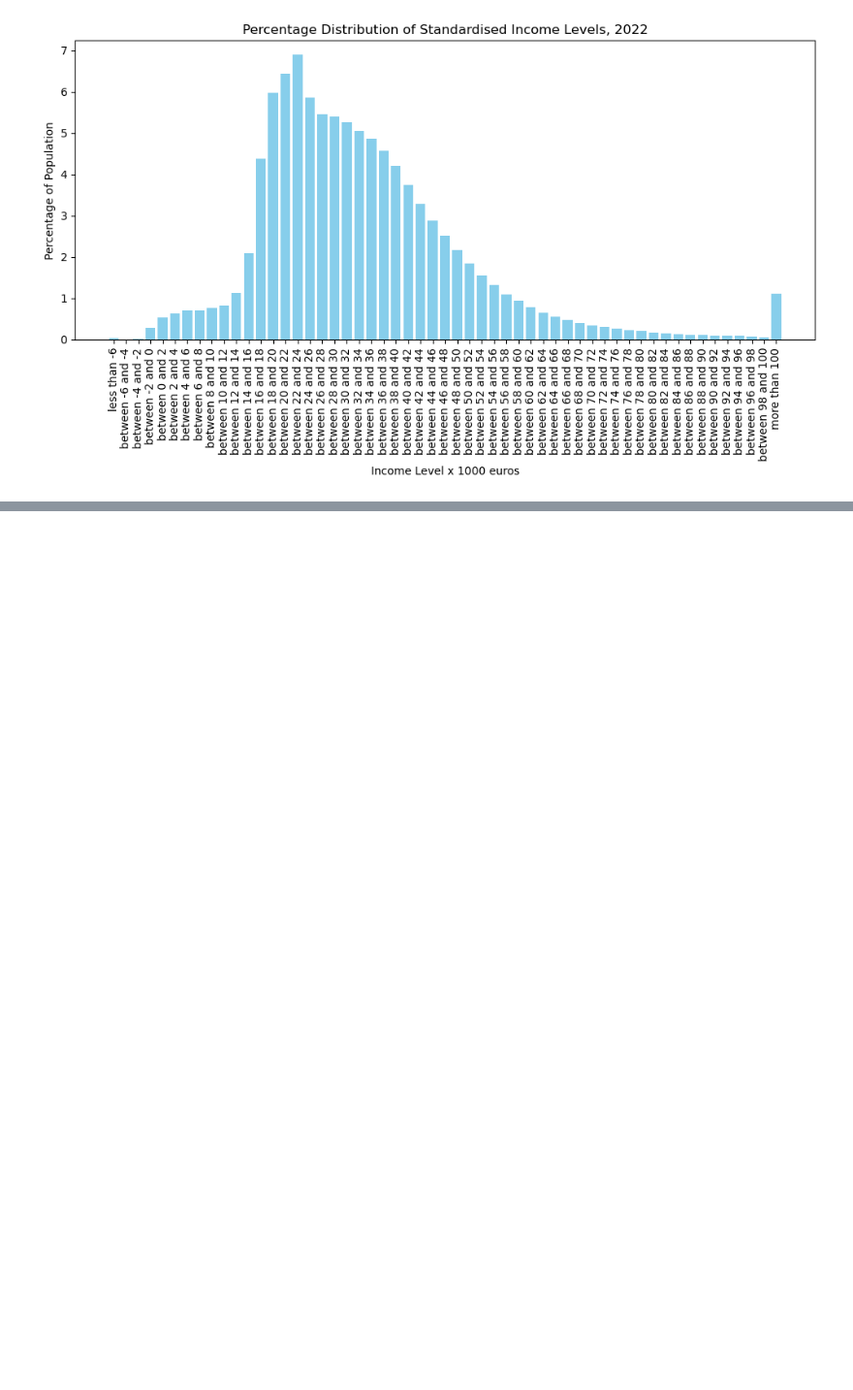
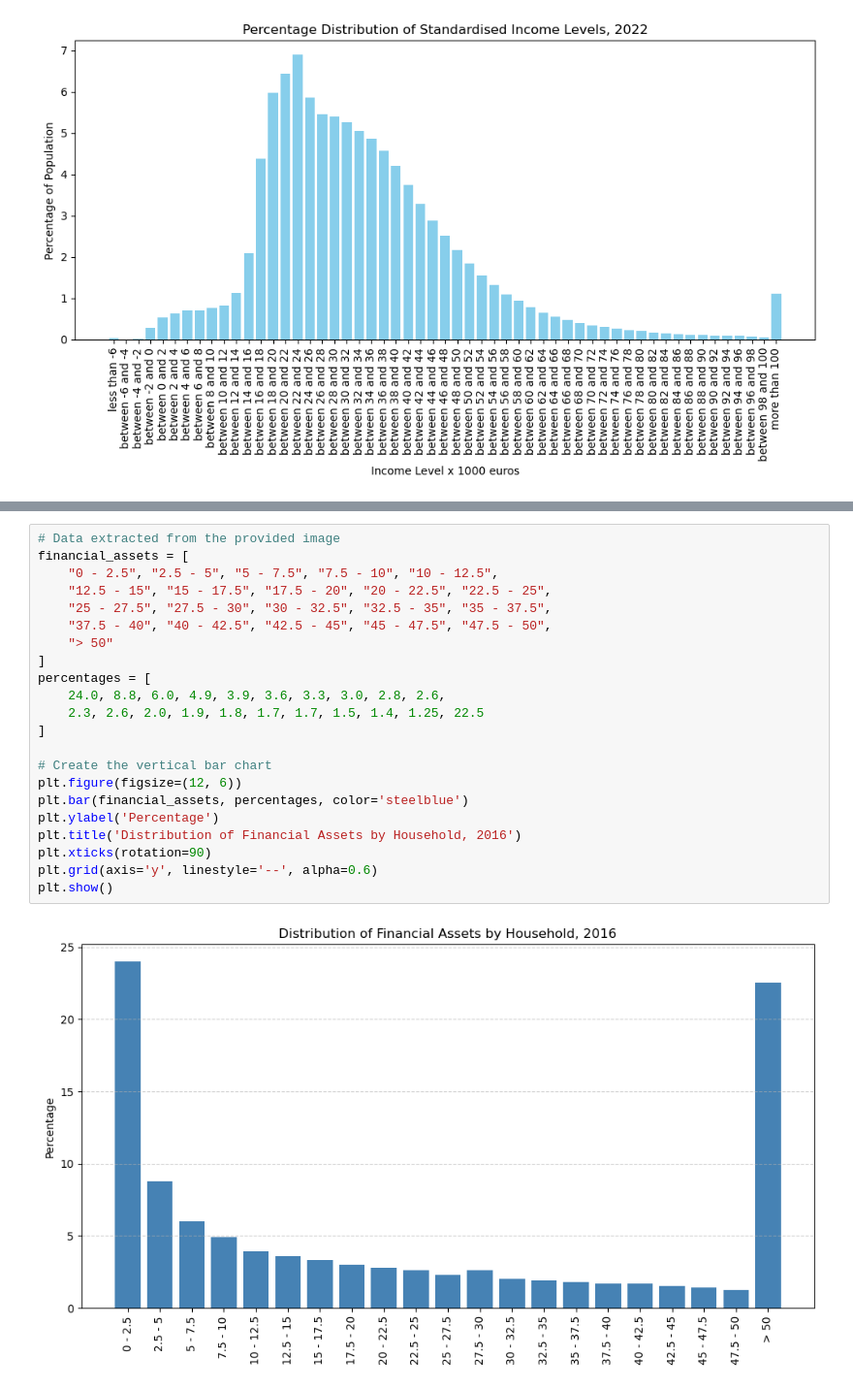
Before and after one commit to NitaiNijholt/ABM_project, a Jupyter notebook: fit_income_data_external.ipynb, the cells around one changed output, grey strips where cells are left out. Shown at 97% size. Cells and saved outputs as stored; diff of their text form; blank space fills up the shorter version.

```diff
--- a/fit_income_data_external.ipynb
+++ b/fit_income_data_external.ipynb
@@ -93,3 +92,27 @@ plt.show()
 # %% [output]
 Shape: 0.5692473281400429, Scale: 29.48480235857586
 [figure]
+# %%
+# Data extracted from the provided image
+financial_assets = [
+    "0 - 2.5", "2.5 - 5", "5 - 7.5", "7.5 - 10", "10 - 12.5",
+    "12.5 - 15", "15 - 17.5", "17.5 - 20", "20 - 22.5", "22.5 - 25",
+    "25 - 27.5", "27.5 - 30", "30 - 32.5", "32.5 - 35", "35 - 37.5",
+    "37.5 - 40", "40 - 42.5", "42.5 - 45", "45 - 47.5", "47.5 - 50",
+    "> 50"
+]
+percentages = [
+    24.0, 8.8, 6.0, 4.9, 3.9, 3.6, 3.3, 3.0, 2.8, 2.6,
+    2.3, 2.6, 2.0, 1.9, 1.8, 1.7, 1.7, 1.5, 1.4, 1.25, 22.5
+]
+
+# Create the vertical bar chart
+plt.figure(figsize=(12, 6))
+plt.bar(financial_assets, percentages, color='steelblue')
+plt.ylabel('Percentage')
+plt.title('Distribution of Financial Assets by Household, 2016')
+plt.xticks(rotation=90)
+plt.grid(axis='y', linestyle='--', alpha=0.6)
+plt.show()
+# %% [output]
+[figure, added]
```
Also changed, not shown: parts of 3 cells of this notebook.
